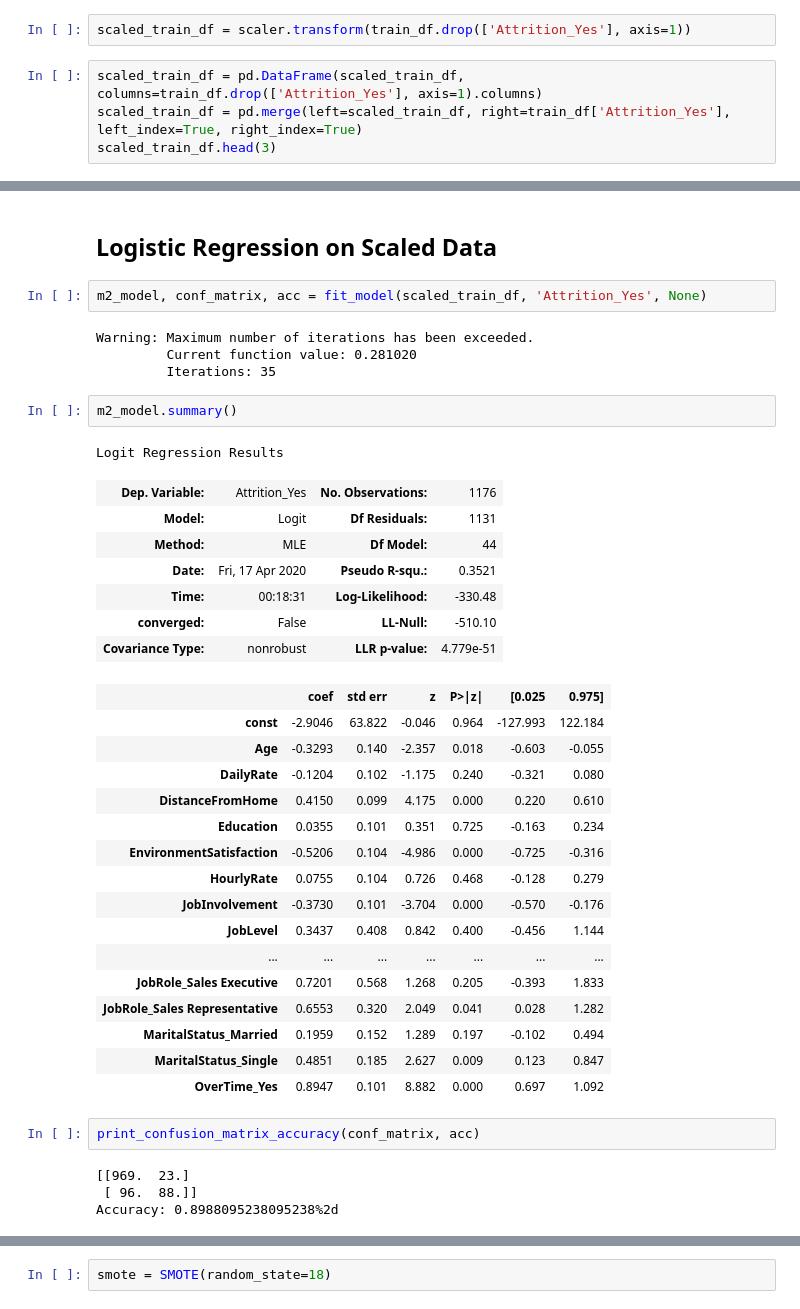
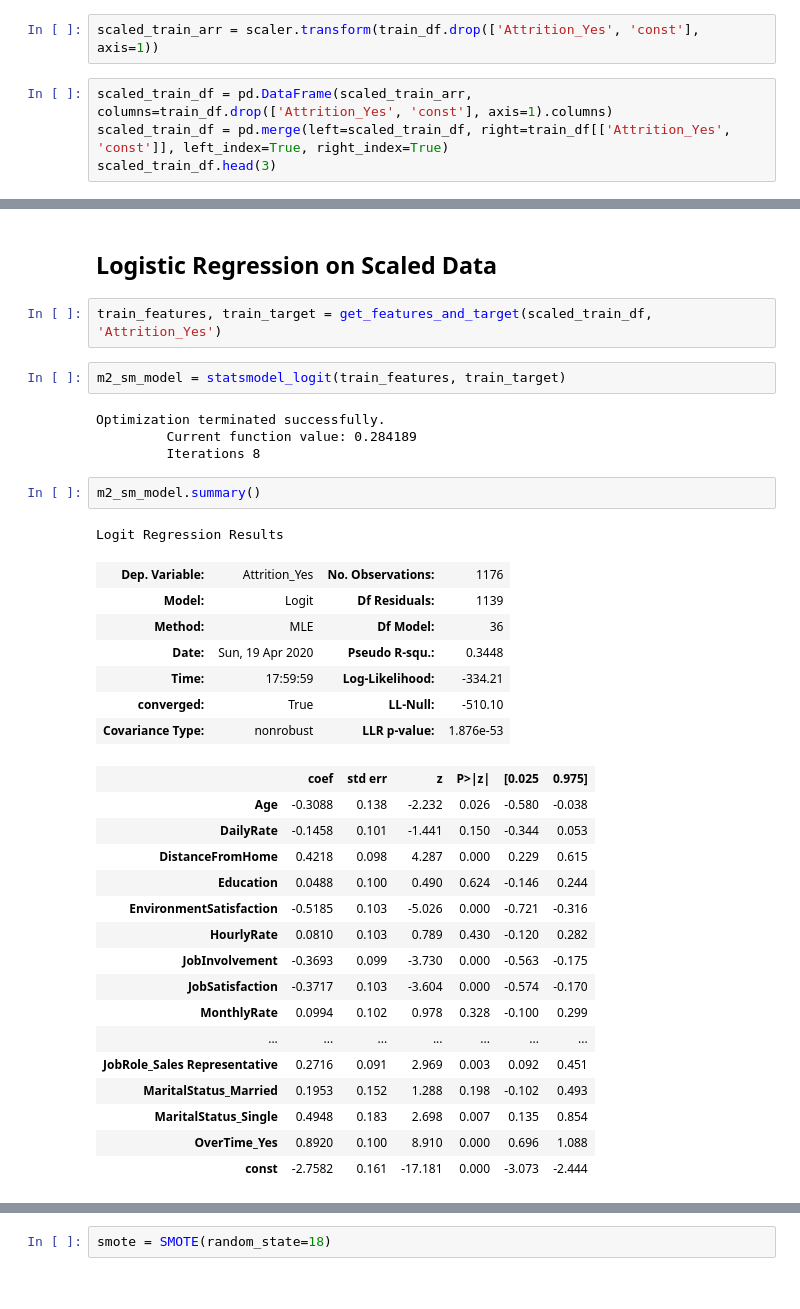
Before and after one commit to dlma1234/datascience_casestudies, a Jupyter notebook: hr_analytics/HR_Attrition_Analysis.ipynb, the cells around one changed output, grey strips where cells are left out. Saved outputs shown, nothing was run; the diff lists cells and outputs as text.

```diff
--- a/hr_analytics/HR_Attrition_Analysis.ipynb
+++ b/hr_analytics/HR_Attrition_Analysis.ipynb
@@ -484,10 +571,10 @@ scaler.fit(scaled_train_df.drop(['Attrition_Yes'], axis=1))
 # %% [output]
 StandardScaler(copy=True, with_mean=True, with_std=True)
 # %%
-scaled_train_df = scaler.transform(train_df.drop(['Attrition_Yes'], axis=1))
+scaled_train_arr = scaler.transform(train_df.drop(['Attrition_Yes', 'const'], axis=1))
 # %%
-scaled_train_df = pd.DataFrame(scaled_train_df, columns=train_df.drop(['Attrition_Yes'], axis=1).columns)
-scaled_train_df = pd.merge(left=scaled_train_df, right=train_df['Attrition_Yes'], left_index=True, right_index=True)
+scaled_train_df = pd.DataFrame(scaled_train_arr, columns=train_df.drop(['Attrition_Yes', 'const'], axis=1).columns)
+scaled_train_df = pd.merge(left=scaled_train_df, right=train_df[['Attrition_Yes', 'const']], left_index=True, right_index=True)
 scaled_train_df.head(3)
 # %% [output]
 |  | Age | DailyRate | DistanceFromHome | Education | EnvironmentSatisfaction | HourlyRate | JobInvolvement | ... |
@@ -509,42 +600,38 @@ scaled_test_df.head(3)
 | 2 | -0.136317 | -0.607425 | 0.354126 | 1.066465 | 0.236912 | 0.510583 | 0.392794 | ... |
 # %% [markdown]
 ## Logistic Regression on Scaled Data
-# %%
-m2_model, conf_matrix, acc = fit_model(scaled_train_df, 'Attrition_Yes', None)
-# %% [output]
-Warning: Maximum number of iterations has been exceeded.
-         Current function value: 0.281020
-         Iterations: 35
+# %%
+train_features, train_target = get_features_and_target(scaled_train_df, 'Attrition_Yes')
+# %%
+m2_sm_model = statsmodel_logit(train_features, train_target)
+# %% [output]
+Optimization terminated successfully.
+         Current function value: 0.284189
+         Iterations 8
 # %%
-m2_model.summary()
+m2_sm_model.summary()
 # %% [output]
 Logit Regression Results
 | Dep. Variable: | Attrition_Yes | No. Observations: | 1176 |
-| Model: | Logit | Df Residuals: | 1131 |
-| Method: | MLE | Df Model: | 44 |
-| Date: | Fri, 17 Apr 2020 | Pseudo R-squ.: | 0.3521 |
-| Time: | 00:18:31 | Log-Likelihood: | -330.48 |
-| converged: | False | LL-Null: | -510.10 |
-| Covariance Type: | nonrobust | LLR p-value: | 4.779e-51 |
+| Model: | Logit | Df Residuals: | 1139 |
+| Method: | MLE | Df Model: | 36 |
+| Date: | Sun, 19 Apr 2020 | Pseudo R-squ.: | 0.3448 |
+| Time: | 17:59:59 | Log-Likelihood: | -334.21 |
+| converged: | True | LL-Null: | -510.10 |
+| Covariance Type: | nonrobust | LLR p-value: | 1.876e-53 |
 |  | coef | std err | z | P>|z| | [0.025 | 0.975] |
-| const | -2.9046 | 63.822 | -0.046 | 0.964 | -127.993 | 122.184 |
-| Age | -0.3293 | 0.140 | -2.357 | 0.018 | -0.603 | -0.055 |
-| DailyRate | -0.1204 | 0.102 | -1.175 | 0.240 | -0.321 | 0.080 |
-| DistanceFromHome | 0.4150 | 0.099 | 4.175 | 0.000 | 0.220 | 0.610 |
-| Education | 0.0355 | 0.101 | 0.351 | 0.725 | -0.163 | 0.234 |
-| EnvironmentSatisfaction | -0.5206 | 0.104 | -4.986 | 0.000 | -0.725 | -0.316 |
-| HourlyRate | 0.0755 | 0.104 | 0.726 | 0.468 | -0.128 | 0.279 |
-| JobInvolvement | -0.3730 | 0.101 | -3.704 | 0.000 | -0.570 | -0.176 |
-| JobLevel | 0.3437 | 0.408 | 0.842 | 0.400 | -0.456 | 1.144 |
+| Age | -0.3088 | 0.138 | -2.232 | 0.026 | -0.580 | -0.038 |
+| DailyRate | -0.1458 | 0.101 | -1.441 | 0.150 | -0.344 | 0.053 |
+| DistanceFromHome | 0.4218 | 0.098 | 4.287 | 0.000 | 0.229 | 0.615 |
+| Education | 0.0488 | 0.100 | 0.490 | 0.624 | -0.146 | 0.244 |
+| EnvironmentSatisfaction | -0.5185 | 0.103 | -5.026 | 0.000 | -0.721 | -0.316 |
+| HourlyRate | 0.0810 | 0.103 | 0.789 | 0.430 | -0.120 | 0.282 |
+| JobInvolvement | -0.3693 | 0.099 | -3.730 | 0.000 | -0.563 | -0.175 |
+| JobSatisfaction | -0.3717 | 0.103 | -3.604 | 0.000 | -0.574 | -0.170 |
+| MonthlyRate | 0.0994 | 0.102 | 0.978 | 0.328 | -0.100 | 0.299 |
 | ... | ... | ... | ... | ... | ... | ... |
-| JobRole_Sales Executive | 0.7201 | 0.568 | 1.268 | 0.205 | -0.393 | 1.833 |
-| JobRole_Sales Representative | 0.6553 | 0.320 | 2.049 | 0.041 | 0.028 | 1.282 |
-| MaritalStatus_Married | 0.1959 | 0.152 | 1.289 | 0.197 | -0.102 | 0.494 |
-| MaritalStatus_Single | 0.4851 | 0.185 | 2.627 | 0.009 | 0.123 | 0.847 |
-| OverTime_Yes | 0.8947 | 0.101 | 8.882 | 0.000 | 0.697 | 1.092 |
+| JobRole_Sales Representative | 0.2716 | 0.091 | 2.969 | 0.003 | 0.092 | 0.451 |
+| MaritalStatus_Married | 0.1953 | 0.152 | 1.288 | 0.198 | -0.102 | 0.493 |
+| MaritalStatus_Single | 0.4948 | 0.183 | 2.698 | 0.007 | 0.135 | 0.854 |
+| OverTime_Yes | 0.8920 | 0.100 | 8.910 | 0.000 | 0.696 | 1.088 |
+| const | -2.7582 | 0.161 | -17.181 | 0.000 | -3.073 | -2.444 |
-# %%
-print_confusion_matrix_accuracy(conf_matrix, acc)
-# %% [output]
-[[969.  23.]
- [ 96.  88.]]
-Accuracy: 0.8988095238095238%2d
```
Also changed, not shown: parts of 125 cells of this notebook.
